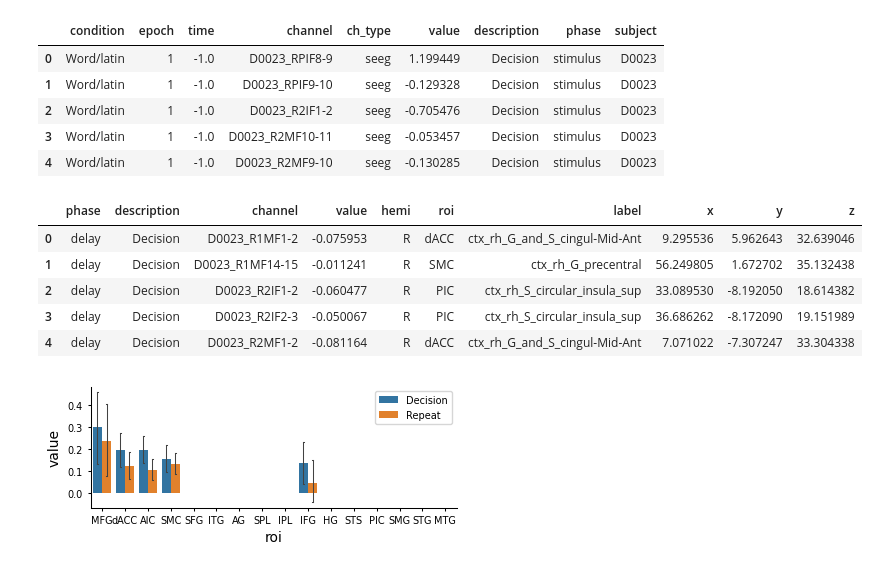
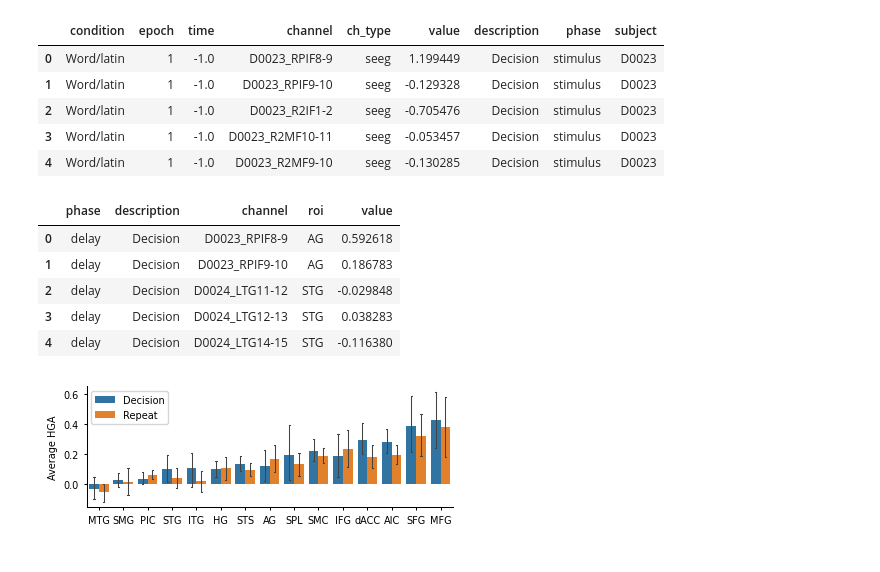
Before and after one commit to shinanlin/insula, a Jupyter notebook: viz/fig4.ipynb, the cells around one changed output. Drawn from its saved outputs; the diff is of its cells as text; code cells hidden in the pictures.

```diff
--- a/viz/fig4.ipynb
+++ b/viz/fig4.ipynb
@@ -895,7 +924,7 @@ epos.head()
 | 3 | Word/latin | 1 | -1.0 | D0023_R2MF10-11 | seeg | -0.053457 | Decision | stimulus | D0023 |
 | 4 | Word/latin | 1 | -1.0 | D0023_R2MF9-10 | seeg | -0.130285 | Decision | stimulus | D0023 |
 # %%
-agg = epos.groupby(['phase','description','channel','time'], as_index=False)['value'].mean()
+agg = subset.groupby(['phase','description','channel','time','roi'], as_index=False)['value'].mean()
 
 use_mask = (
     (agg['phase'].isin(['stimulus', 'delay']) & (agg['time'] > 0))
@@ -904,13 +933,13 @@ use_mask = (
 
 avg_hga = (
     agg.loc[use_mask]
-    .groupby(['phase', 'description', 'channel'], as_index=False)['value']
+    .groupby(['phase', 'description', 'channel','roi'], as_index=False)['value']
     .mean()
 )
 
-subset = HGAs[HGAs.channel.isin(epos.channel)][['channel', 'hemi', 'roi', 'label','x','y','z']]
-subset.drop_duplicates(subset=['channel'], keep='first', inplace=True)
-avg_hga = avg_hga.merge(subset, on='channel', how='left')
+# subset = HGAs[HGAs.channel.isin(epos.channel)][['channel', 'hemi', 'roi', 'label','x','y','z']]
+# subset.drop_duplicates(subset=['channel'], keep='first', inplace=True)
+# avg_hga = avg_hga.merge(subset, on='channel', how='left')
 
 # 按照ROI的平均value大小排序（针对go phase）
 roi_avg_values = avg_hga[avg_hga.phase=='go'].groupby('roi')['value'].mean().sort_values(ascending=False)
@@ -919,38 +948,39 @@ roi_order = roi_avg_values.index.tolist()[::-1]
 # 设置ROI为有序分类变量
 avg_hga['roi'] = pd.Categorical(avg_hga['roi'], categories=roi_order, ordered=True)
 
-
 avg_hga.head()
 # %% [output]
-|  | phase | description | channel | value | hemi | roi | label | x | y | z |
-| 0 | delay | Decision | D0023_R1MF1-2 | -0.075953 | R | dACC | ctx_rh_G_and_S_cingul-Mid-Ant | 9.295536 | 5.962643 | 32.639046 |
-| 1 | delay | Decision | D0023_R1MF14-15 | -0.011241 | R | SMC | ctx_rh_G_precentral | 56.249805 | 1.672702 | 35.132438 |
-| 2 | delay | Decision | D0023_R2IF1-2 | -0.060477 | R | PIC | ctx_rh_S_circular_insula_sup | 33.089530 | -8.192050 | 18.614382 |
-| 3 | delay | Decision | D0023_R2IF2-3 | -0.050067 | R | PIC | ctx_rh_S_circular_insula_sup | 36.686262 | -8.172090 | 19.151989 |
-| 4 | delay | Decision | D0023_R2MF1-2 | -0.081164 | R | dACC | ctx_rh_G_and_S_cingul-Mid-Ant | 7.071022 | -7.307247 | 33.304338 |
+|  | phase | description | channel | roi | value |
+| 0 | delay | Decision | D0023_RPIF8-9 | AG | 0.592618 |
+| 1 | delay | Decision | D0023_RPIF9-10 | AG | 0.186783 |
+| 2 | delay | Decision | D0024_LTG11-12 | STG | -0.029848 |
+| 3 | delay | Decision | D0024_LTG12-13 | STG | 0.038283 |
+| 4 | delay | Decision | D0024_LTG14-15 | STG | -0.116380 |
 # %%
 fig, ax = plt.subplots(figsize=(12*cm, 4*cm))
 
 # 定义ROI的显示顺序
 # roi_order.remove('IPL')
-pick_roi = ['MFG','SMC','dACC','IFG','AIC']
+# pick_roi = ['MFG','SMC','dACC','IFG','AIC']
 sns.barplot(
-    data=avg_hga[(avg_hga.phase=='go') & (avg_hga.roi.isin(pick_roi))],
+    data=avg_hga[(avg_hga.phase=='go')],
     x='roi',
     y='value',
     hue='description',
     # order=roi_order,  # 添加顺序控制
     lw=1.5, capsize=0.1,
     err_kws={'linewidth': .75},
     ax=ax,
 )
 
 sns.despine()
 ax.legend(fontsize=7)
 
+ax.set_xlabel('')
+ax.set_ylabel('Average HGA', fontsize=7)
 
 for ax in fig.axes:
     ax.tick_params(labelsize=7, width=.75, length=2, which='both')
     plt.setp(ax.spines.values(), linewidth=.75)
 # %% [output]
-[figure, old version]
+[figure, new version]
```
Also changed, not shown: parts of 4 cells of this notebook.
